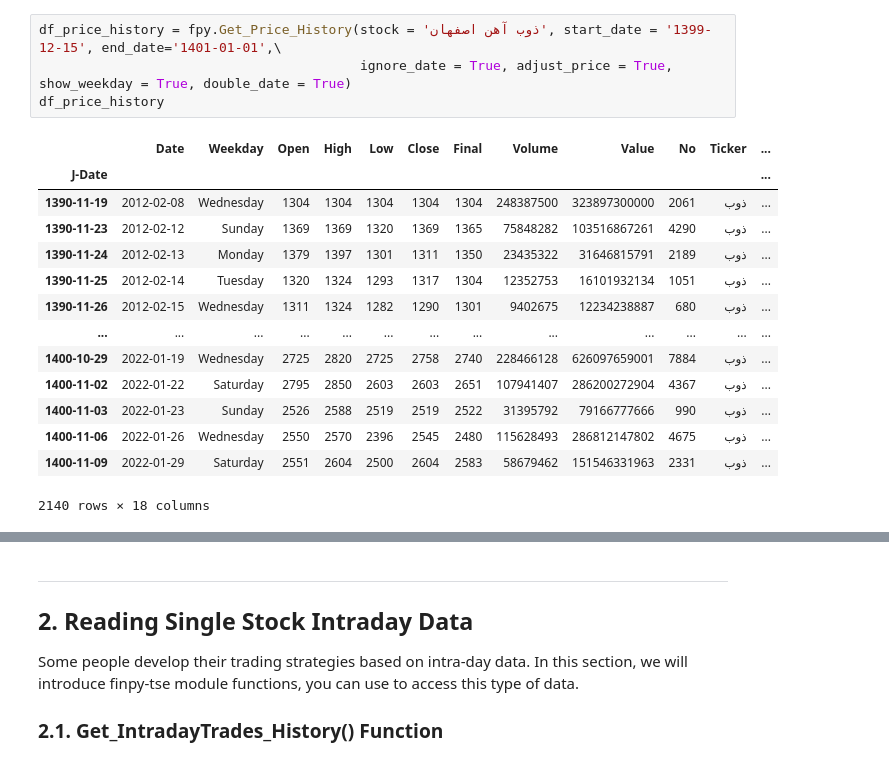
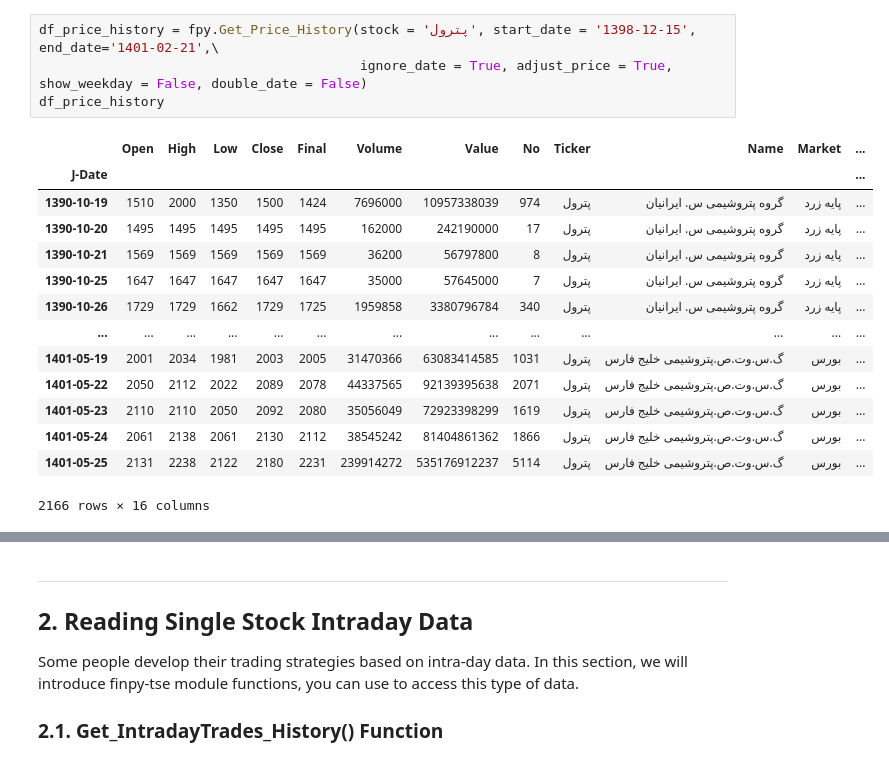
Before and after one commit to ARahimiQuant/finpy-tse-example-notebook, a Jupyter notebook: finpy_tse intro.ipynb, the cells around one changed output, grey strips where cells are left out. Drawn from its saved outputs; the diff is of its cells as text.

```diff
--- a/finpy_tse intro.ipynb
+++ b/finpy_tse intro.ipynb
@@ -68,21 +70,21 @@ Returned dataframe's columns are:
 | __Adj Close__ | Adjusted Day Close Price | Close قیمت تعدیل شده |
 | __Adj Final__ | Adjusted Day Final Price | Final قیمت تعدیل شده |
 # %%
-df_price_history = fpy.Get_Price_History(stock = 'ذوب آهن اصفهان', start_date = '1399-12-15', end_date='1401-01-01',\
-                                         ignore_date = True, adjust_price = True, show_weekday = True, double_date = True)
+df_price_history = fpy.Get_Price_History(stock = 'پترول', start_date = '1398-12-15', end_date='1401-02-21',\
+                                         ignore_date = True, adjust_price = True, show_weekday = False, double_date = False)
 df_price_history
 # %% [output]
-|  | Date | Weekday | Open | High | Low | Close | Final | Volume | Value | No | Ticker | ... |
+|  | Open | High | Low | Close | Final | Volume | Value | No | Ticker | Name | Market | ... |
 | J-Date |  |  |  |  |  |  |  |  |  |  |  | ... |
-| 1390-11-19 | 2012-02-08 | Wednesday | 1304 | 1304 | 1304 | 1304 | 1304 | 248387500 | 323897300000 | 2061 | ذوب | ... |
-| 1390-11-23 | 2012-02-12 | Sunday | 1369 | 1369 | 1320 | 1369 | 1365 | 75848282 | 103516867261 | 4290 | ذوب | ... |
-| 1390-11-24 | 2012-02-13 | Monday | 1379 | 1397 | 1301 | 1311 | 1350 | 23435322 | 31646815791 | 2189 | ذوب | ... |
-| 1390-11-25 | 2012-02-14 | Tuesday | 1320 | 1324 | 1293 | 1317 | 1304 | 12352753 | 16101932134 | 1051 | ذوب | ... |
-| 1390-11-26 | 2012-02-15 | Wednesday | 1311 | 1324 | 1282 | 1290 | 1301 | 9402675 | 12234238887 | 680 | ذوب | ... |
+| 1390-10-19 | 1510 | 2000 | 1350 | 1500 | 1424 | 7696000 | 10957338039 | 974 | پترول | گروه پتروشیمی س. ایرانیان | پایه زرد | ... |
+| 1390-10-20 | 1495 | 1495 | 1495 | 1495 | 1495 | 162000 | 242190000 | 17 | پترول | گروه پتروشیمی س. ایرانیان | پایه زرد | ... |
+| 1390-10-21 | 1569 | 1569 | 1569 | 1569 | 1569 | 36200 | 56797800 | 8 | پترول | گروه پتروشیمی س. ایرانیان | پایه زرد | ... |
+| 1390-10-25 | 1647 | 1647 | 1647 | 1647 | 1647 | 35000 | 57645000 | 7 | پترول | گروه پتروشیمی س. ایرانیان | پایه زرد | ... |
+| 1390-10-26 | 1729 | 1729 | 1662 | 1729 | 1725 | 1959858 | 3380796784 | 340 | پترول | گروه پتروشیمی س. ایرانیان | پایه زرد | ... |
 | ... | ... | ... | ... | ... | ... | ... | ... | ... | ... | ... | ... | ... |
-| 1400-10-29 | 2022-01-19 | Wednesday | 2725 | 2820 | 2725 | 2758 | 2740 | 228466128 | 626097659001 | 7884 | ذوب | ... |
-| 1400-11-02 | 2022-01-22 | Saturday | 2795 | 2850 | 2603 | 2603 | 2651 | 107941407 | 286200272904 | 4367 | ذوب | ... |
-| 1400-11-03 | 2022-01-23 | Sunday | 2526 | 2588 | 2519 | 2519 | 2522 | 31395792 | 79166777666 | 990 | ذوب | ... |
-| 1400-11-06 | 2022-01-26 | Wednesday | 2550 | 2570 | 2396 | 2545 | 2480 | 115628493 | 286812147802 | 4675 | ذوب | ... |
-| 1400-11-09 | 2022-01-29 | Saturday | 2551 | 2604 | 2500 | 2604 | 2583 | 58679462 | 151546331963 | 2331 | ذوب | ... |
+| 1401-05-19 | 2001 | 2034 | 1981 | 2003 | 2005 | 31470366 | 63083414585 | 1031 | پترول | گ.س.وت.ص.پتروشیمی خلیج فارس | بورس | ... |
+| 1401-05-22 | 2050 | 2112 | 2022 | 2089 | 2078 | 44337565 | 92139395638 | 2071 | پترول | گ.س.وت.ص.پتروشیمی خلیج فارس | بورس | ... |
+| 1401-05-23 | 2110 | 2110 | 2050 | 2092 | 2080 | 35056049 | 72923398299 | 1619 | پترول | گ.س.وت.ص.پتروشیمی خلیج فارس | بورس | ... |
+| 1401-05-24 | 2061 | 2138 | 2061 | 2130 | 2112 | 38545242 | 81404861362 | 1866 | پترول | گ.س.وت.ص.پتروشیمی خلیج فارس | بورس | ... |
+| 1401-05-25 | 2131 | 2238 | 2122 | 2180 | 2231 | 239914272 | 535176912237 | 5114 | پترول | گ.س.وت.ص.پتروشیمی خلیج فارس | بورس | ... |
-2140 rows × 18 columns
+2166 rows × 16 columns
```
Also changed, not shown: parts of 30 cells of this notebook.
